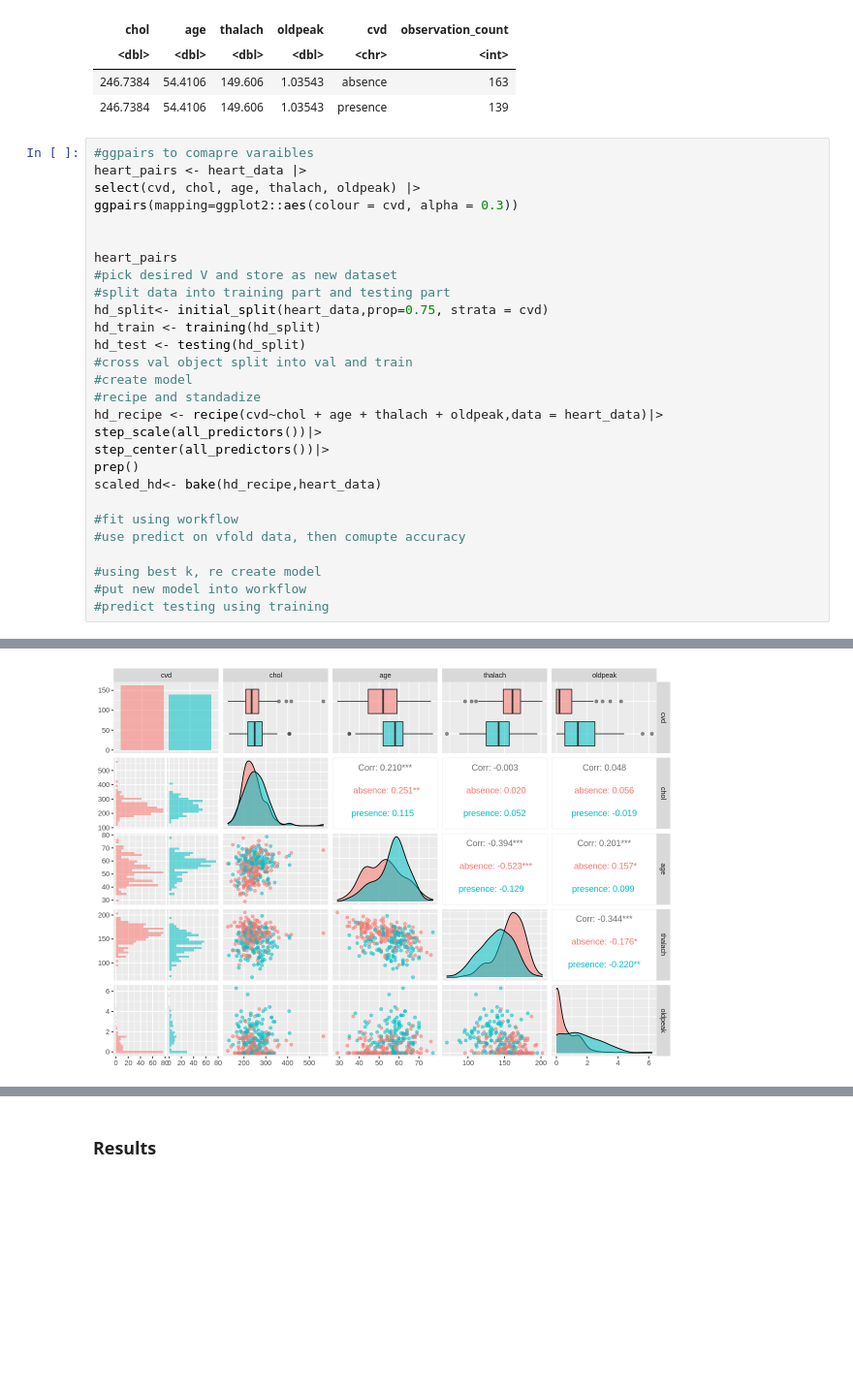
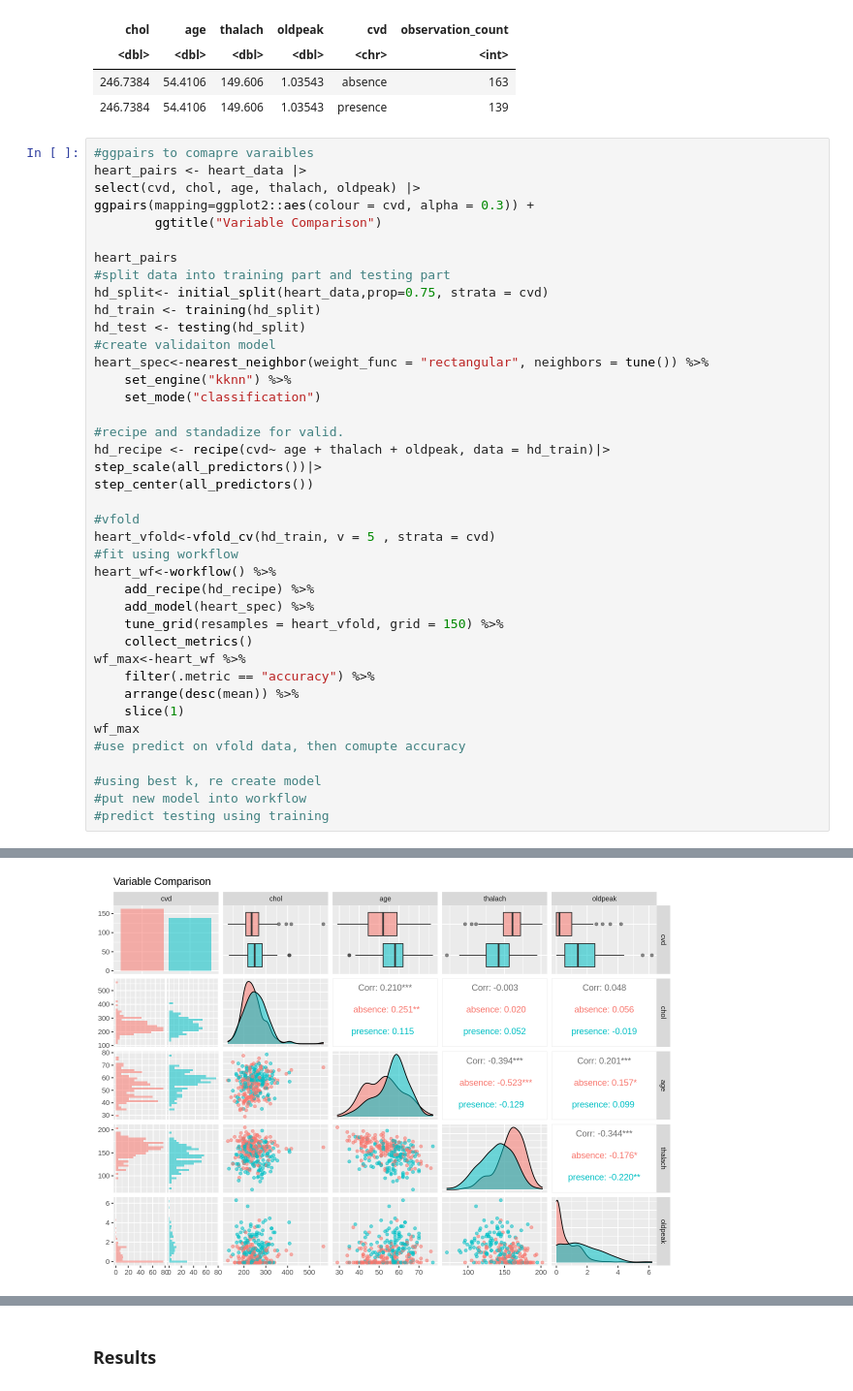
Before and after one commit to mcarbert/dsci_group_8, a Jupyter notebook: project_proposal.ipynb, the cells around one changed output, grey strips where cells are left out. Shown at 97% size. Saved outputs shown, nothing was run; the diff lists cells and outputs as text; blank space fills up the shorter version.

Commit message:
vfold
added to vfold coding, discussion, etc

```diff
--- a/project_proposal.ipynb
+++ b/project_proposal.ipynb
@@ -147,25 +167,37 @@ A tibble: 2 × 6
 #ggpairs to comapre varaibles
 heart_pairs <- heart_data |>
 select(cvd, chol, age, thalach, oldpeak) |>
-ggpairs(mapping=ggplot2::aes(colour = cvd, alpha = 0.3))
-
+ggpairs(mapping=ggplot2::aes(colour = cvd, alpha = 0.3)) +
+        ggtitle("Variable Comparison")
 
 heart_pairs
-#pick desired V and store as new dataset
 #split data into training part and testing part
 hd_split<- initial_split(heart_data,prop=0.75, strata = cvd)
 hd_train <- training(hd_split)
 hd_test <- testing(hd_split)
-#cross val object split into val and train
-#create model
-#recipe and standadize
-hd_recipe <- recipe(cvd~chol + age + thalach + oldpeak,data = heart_data)|>
+#create validaiton model
+heart_spec<-nearest_neighbor(weight_func = "rectangular", neighbors = tune()) %>%
+    set_engine("kknn") %>%
+    set_mode("classification")
+
+#recipe and standadize for valid.
+hd_recipe <- recipe(cvd~ age + thalach + oldpeak, data = hd_train)|>
 step_scale(all_predictors())|>
-step_center(all_predictors())|>
-prep()
-scaled_hd<- bake(hd_recipe,heart_data)
+step_center(all_predictors())
 
+#vfold
+heart_vfold<-vfold_cv(hd_train, v = 5 , strata = cvd)
 #fit using workflow
+heart_wf<-workflow() %>%
+    add_recipe(hd_recipe) %>%
+    add_model(heart_spec) %>%
+    tune_grid(resamples = heart_vfold, grid = 150) %>%
+    collect_metrics()
+wf_max<-heart_wf %>%
+    filter(.metric == "accuracy") %>%
+    arrange(desc(mean)) %>%
+    slice(1)
+wf_max
 #use predict on vfold data, then comupte accuracy
 
 #using best k, re create model
@@ -182 +218 @@ scaled_hd<- bake(hd_recipe,heart_data)
-[figure, old version]
+[figure, new version]
```
Also changed, not shown: parts of 9 cells of this notebook.
